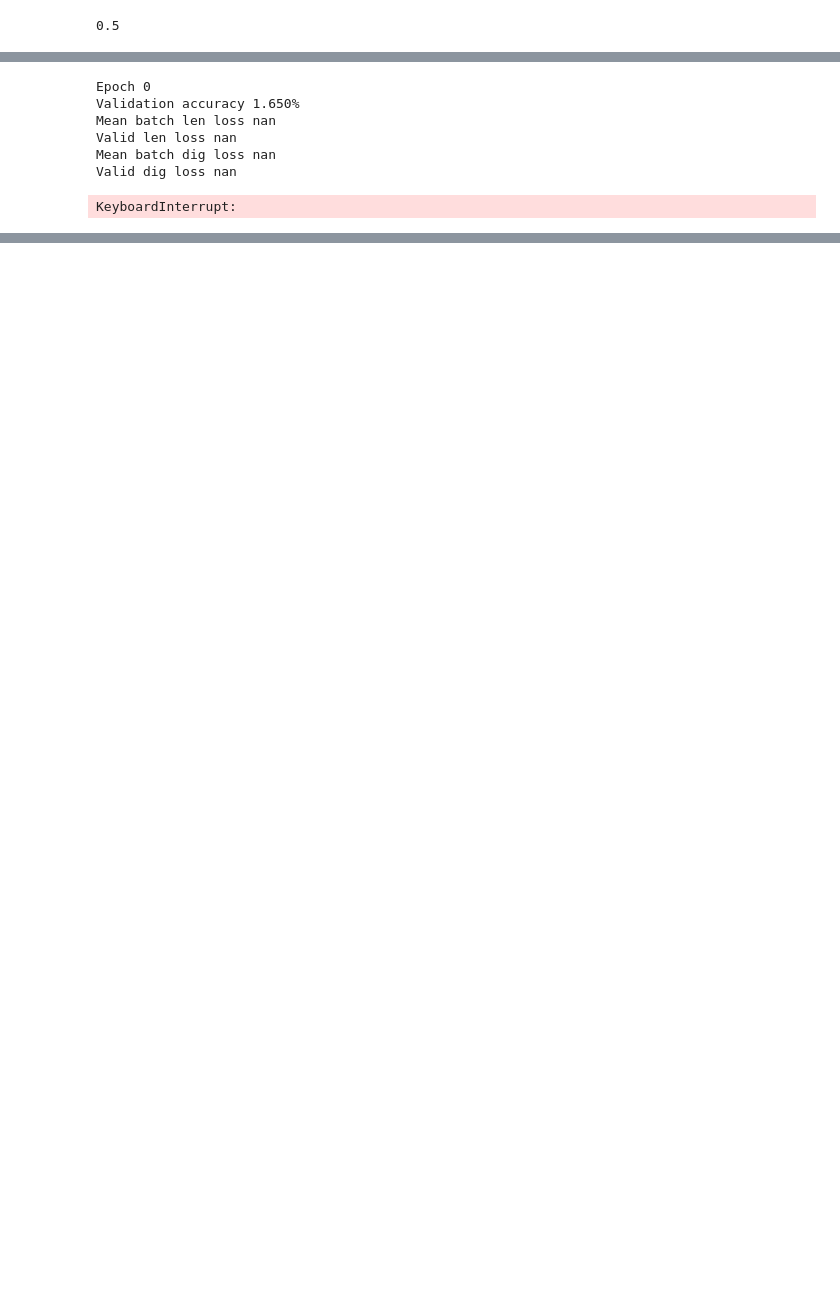
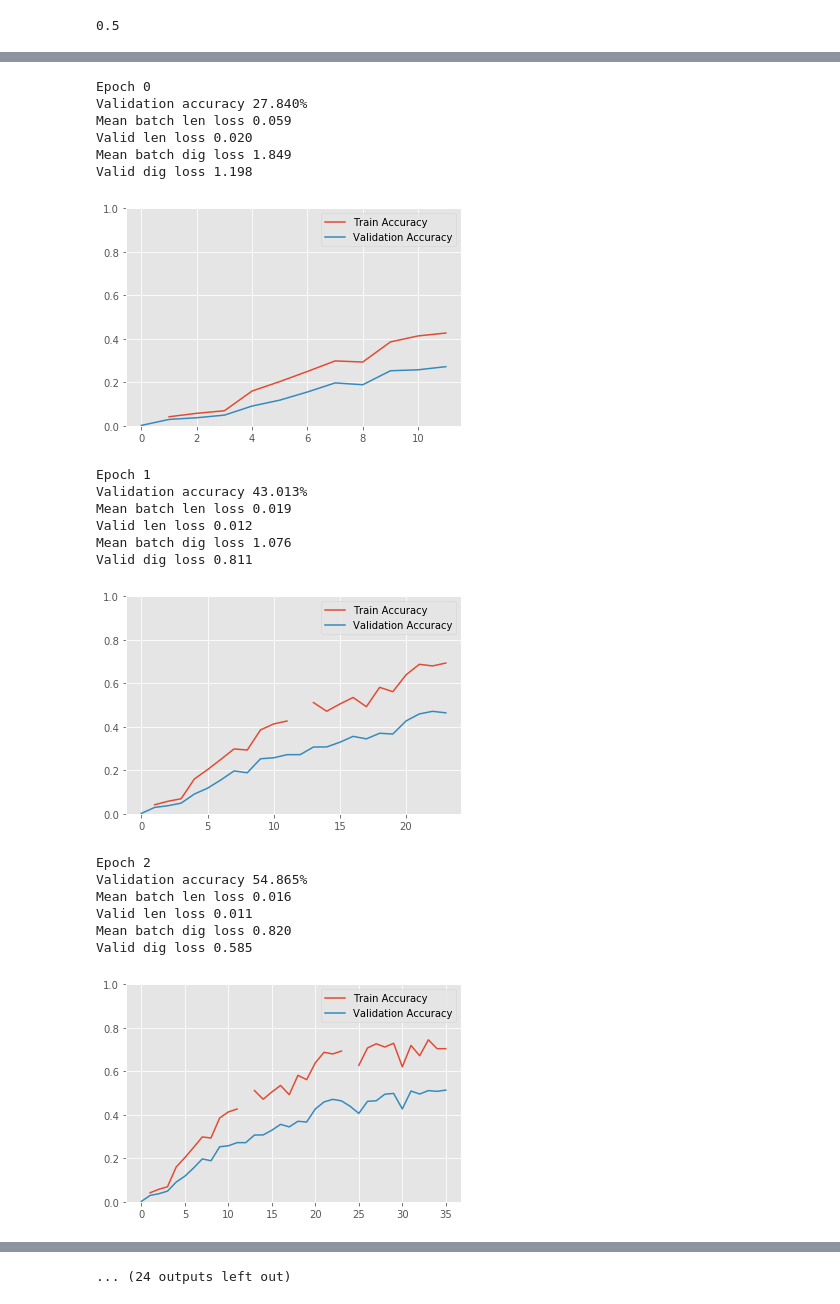
Before and after one commit to idelbrid/SVHN_DeepLearning, a Jupyter notebook: Testing Models on MNIST Synthetic Dataset.ipynb, the cells around one changed output, grey strips where cells are left out. Drawn from its saved outputs; the diff is of its cells as text; code cells hidden in the pictures; blank space fills up the shorter version.

```diff
--- a/Testing Models on MNIST Synthetic Dataset.ipynb
+++ b/Testing Models on MNIST Synthetic Dataset.ipynb
@@ -208,2 +426,18 @@ def model(x):
+# %%
+def model(x, p):
+    o1 = tf.nn.relu(tf.nn.conv2d(x, conv1_w, [1, 1, 1, 1], 'SAME') + conv1_b)
+#     o1 = tf.nn.dropout(o1, p)
+    o2 = tf.nn.relu(tf.nn.conv2d(o1, conv2_w, [1, 1, 1, 1], 'SAME') + conv2_b)
+    o3 = tf.nn.max_pool(o2, [1, 2, 2, 1], [1, 2, 2, 1], 'SAME')
+    o4 = tf.nn.relu(tf.nn.conv2d(o3, conv4_w, [1, 1, 1, 1], 'SAME') + conv4_b)
+#     o4 = tf.nn.dropout(o4, p)
+    o5 = tf.nn.relu(tf.nn.conv2d(o4, conv5_w, [1, 1, 1, 1], 'SAME') + conv5_b)
+    o6 = tf.nn.max_pool(o5, [1, 2, 2, 1], [1, 2, 2, 1], 'SAME')
+    o7 = tf.nn.relu(tf.nn.conv2d(o6, conv7_w, [1, 1, 1, 1], 'SAME') + conv7_b)
+
+    o7resh = tf.reshape(o7, [-1, 980])
+    o8 = tf.nn.relu(tf.matmul(o7resh, dens8_w) + dens8_b)
+    o8 = tf.nn.dropout(o8, p)
+    return o8
 # %%
 with simplest_graph.as_default():
@@ -226,42 +467,75 @@ steps_per_epoch = 50
+# %%
+n_epochs = 30
+batch_size = 20
+steps_per_epoch = 250000
+compare_every = 60
+t_len_losses, v_len_losses = [], []
+t_dig_losses, v_dig_losses = [], []
+t_acc, v_acc = [], []
 # %%
 session = tf.InteractiveSession(graph=simplest_graph)
 init = tf.global_variables_initializer()
 init.run()
 np.random.seed(123456)
 for ep in range(n_epochs):
     idx = np.arange(len(train_x))
     np.random.shuffle(idx) # shuffling the data each epoch
     train_x = train_x[idx]
     train_y = train_y[idx]
     train_ylen = train_ylen[idx]
     ep_len_losses = []
     ep_dig_losses = []
     for batch_idx in range(min(len(train_x)//batch_size, steps_per_epoch)):
         batch_x = train_x[batch_size*batch_idx:(batch_size*(batch_idx+1))].reshape(-1, 28, 140, 1)
         batch_y = train_y[batch_size*batch_idx:(batch_size*(batch_idx+1))]
         batch_ylen = train_ylen[batch_size*batch_idx:(batch_size*(batch_idx+1))]
+#         _,  batch_len_loss, batch_dig_loss, batch_mean_masked_xe, batch_mask, batch_masked_xe, batch_cross_entropy, batch_dig_proba = \
+#                 session.run([updater, tf_len_loss, tf_dig_loss, mean_masked_xe, mask, masked_cross_entropy, cross_entropy, tf_digproba],
+#                                                          feed_dict={tf_x: batch_x, tf_y: batch_y, tf_ylen: batch_ylen})
         _,  batch_len_loss, batch_dig_loss = session.run([updater, tf_len_loss, tf_dig_loss],
-                                                         feed_dict={tf_x: batch_x, tf_y: batch_y, tf_ylen: batch_ylen})
+                                                         feed_dict={tf_x: batch_x, tf_y: batch_y,
+                                                                    tf_ylen: batch_ylen, p: 0.75})
         ep_len_losses.append(np.mean(batch_len_loss))
         ep_dig_losses.append(np.mean(batch_dig_loss))
+        if (batch_idx) % compare_every == 0:
+            capture_performance()
 
     v_len_loss, v_dig_loss, v_len_proba, v_dig_proba = session.run([tf_len_loss, tf_dig_loss, tf_lenproba, tf_digproba],
                                                                 {tf_x: valid_x, tf_y: valid_y, tf_ylen: valid_ylen})
-#     print(np.array(ep_len_losses))
-#     print(np.mean(v_len_loss))
     print("Epoch {}".format(ep))
+#     print(v_acc)
     print("Validation accuracy {:<2.3%}".format(accuracy(valid_y, valid_ylen, v_dig_proba, v_len_proba)))
 
     print("Mean batch len loss {:<2.3f}".format(np.mean(ep_len_losses)))
     print("Valid len loss {:<2.3f}".format(np.mean(v_len_loss)))
 
     print("Mean batch dig loss {:<2.3f}".format(np.mean(ep_dig_losses)))
     print("Valid dig loss {:<2.3f}".format(np.mean(v_dig_loss)))
+
+    plt.plot(t_acc, label='Train Accuracy')
+    plt.plot(v_acc, label='Validation Accuracy')
+    plt.ylim((0, 1))
+    plt.legend()
+    plt.show()
 # %% [output]
 Epoch 0
-Validation accuracy 1.650%
-Mean batch len loss nan
-Valid len loss nan
-Mean batch dig loss nan
-Valid dig loss nan
+Validation accuracy 27.840%
+Mean batch len loss 0.059
+Valid len loss 0.020
+Mean batch dig loss 1.849
+Valid dig loss 1.198
+[figure, added]
-KeyboardInterrupt:
+Epoch 1
+Validation accuracy 43.013%
+Mean batch len loss 0.019
+Valid len loss 0.012
+Mean batch dig loss 1.076
+Valid dig loss 0.811
+[figure, added]
+Epoch 2
+Validation accuracy 54.865%
+Mean batch len loss 0.016
+Valid len loss 0.011
+Mean batch dig loss 0.820
+Valid dig loss 0.585
+[figure, added]
@@ -267,0 +563 @@ KeyboardInterrupt:
+... (24 outputs left out)
```
Also changed, not shown: parts of 44 cells of this notebook.
